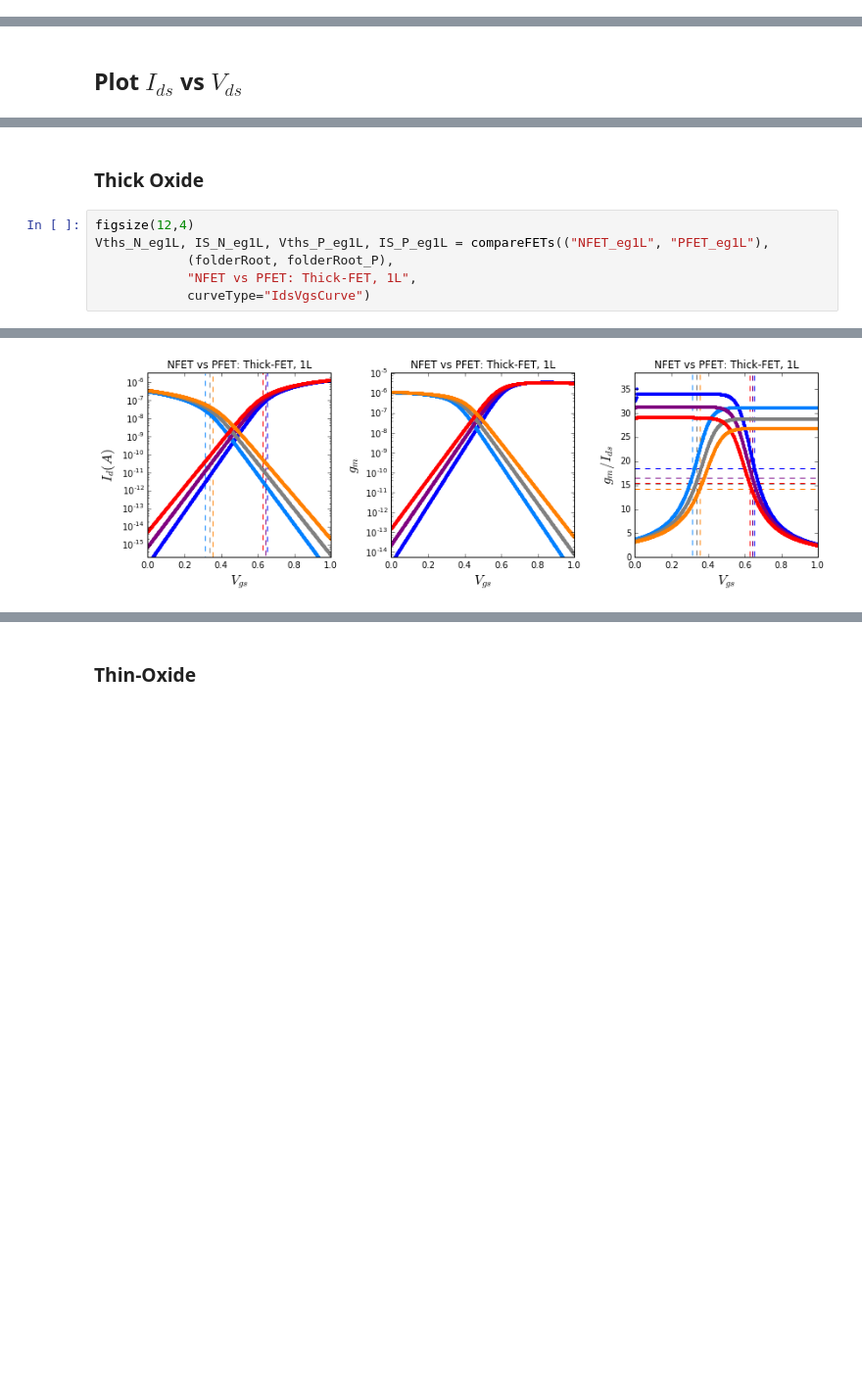
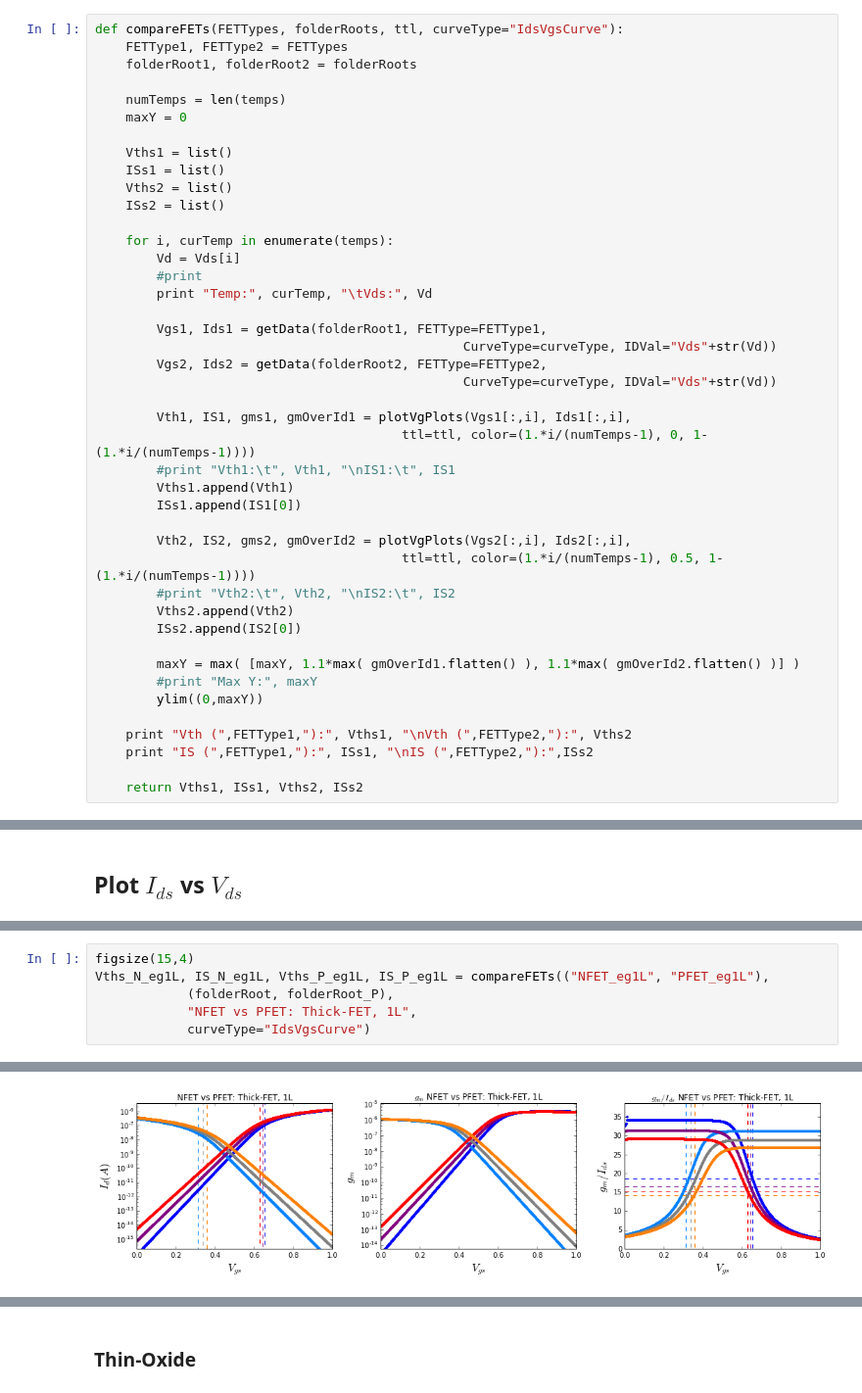
Before and after one commit to twinoza/TwinPyNB, a Jupyter notebook: FETCharacterization/NFET_ParamExtract.ipynb, the cells around one changed output, grey strips where cells are left out. Shown at 98% size. Saved outputs shown, nothing was run; the diff lists cells and outputs as text; blank space fills up the shorter version.

```diff
--- a/FETCharacterization/NFET_ParamExtract.ipynb
+++ b/FETCharacterization/NFET_ParamExtract.ipynb
@@ -240,0 +286,43 @@ def plotVgPlots(origVgs, origVgsIds, ttl, color=(1,0,0)):
+# %%
+def compareFETs(FETTypes, folderRoots, ttl, curveType="IdsVgsCurve"):
+    FETType1, FETType2 = FETTypes
+    folderRoot1, folderRoot2 = folderRoots
+
+    numTemps = len(temps)
+    maxY = 0
+
+    Vths1 = list()
+    ISs1 = list()
+    Vths2 = list()
+    ISs2 = list()
+
+    for i, curTemp in enumerate(temps):
+        Vd = Vds[i]
+        #print
+        print "Temp:", curTemp, "\tVds:", Vd
+
+        Vgs1, Ids1 = getData(folderRoot1, FETType=FETType1,
+                                                CurveType=curveType, IDVal="Vds"+str(Vd))
+        Vgs2, Ids2 = getData(folderRoot2, FETType=FETType2,
+                                                CurveType=curveType, IDVal="Vds"+str(Vd))
+
+        Vth1, IS1, gms1, gmOverId1 = plotVgPlots(Vgs1[:,i], Ids1[:,i],
+                                        ttl=ttl, color=(1.*i/(numTemps-1), 0, 1-(1.*i/(numTemps-1))))
+        #print "Vth1:\t", Vth1, "\nIS1:\t", IS1
+        Vths1.append(Vth1)
+        ISs1.append(IS1[0])
+
+        Vth2, IS2, gms2, gmOverId2 = plotVgPlots(Vgs2[:,i], Ids2[:,i],
+                                        ttl=ttl, color=(1.*i/(numTemps-1), 0.5, 1-(1.*i/(numTemps-1))))
+        #print "Vth2:\t", Vth2, "\nIS2:\t", IS2
+        Vths2.append(Vth2)
+        ISs2.append(IS2[0])
+
+        maxY = max( [maxY, 1.1*max( gmOverId1.flatten() ), 1.1*max( gmOverId2.flatten() )] )
+        #print "Max Y:", maxY
+        ylim((0,maxY))
+
+    print "Vth (",FETType1,"):", Vths1, "\nVth (",FETType2,"):", Vths2
+    print "IS (",FETType1,"):", ISs1, "\nIS (",FETType2,"):",ISs2
+
+    return Vths1, ISs1, Vths2, ISs2
@@ -294,7 +420,5 @@ From the transconductance-to-current plot, we'll be able to extract $I_S$ and $V
-# %% [markdown]
-### Thick Oxide
 # %%
-figsize(12,4)
+figsize(15,4)
 Vths_N_eg1L, IS_N_eg1L, Vths_P_eg1L, IS_P_eg1L = compareFETs(("NFET_eg1L", "PFET_eg1L"),
             (folderRoot, folderRoot_P),
             "NFET vs PFET: Thick-FET, 1L",
@@ -306,6 +436,6 @@ Temp: 50.0      Vds: 0.014
 Vth ( NFET_eg1L ): [0.65300000000000047, 0.64100000000000046, 0.62600000000000044]
 Vth ( PFET_eg1L ): [0.31200000000000022, 0.33400000000000019, 0.35600000000000032]
 IS ( NFET_eg1L ): [1.2139880527590557e-07, 1.3843537536339645e-07, 1.4828965266114836e-07]
 IS ( PFET_eg1L ): [3.1025118039306649e-08, 3.4684252478598241e-08, 3.7997837752102026e-08]
-[figure, old version]
+[figure, new version]
 # %% [markdown]
```
Also changed, not shown: parts of 32 cells of this notebook, 1 other file.
